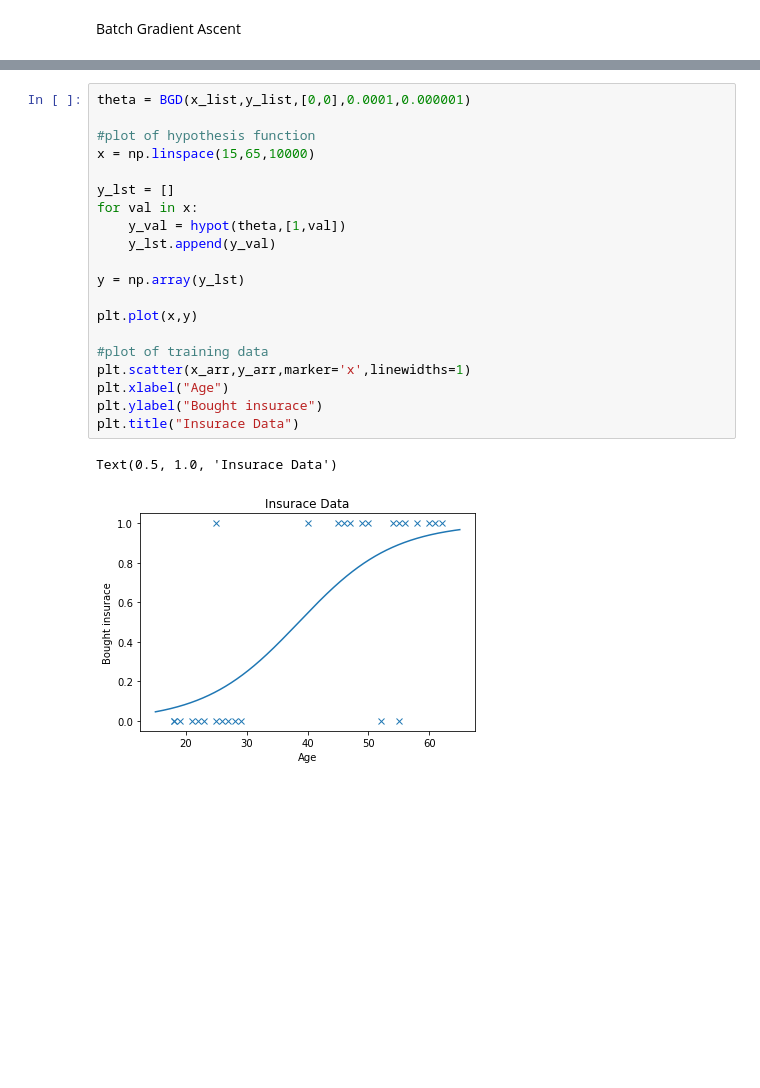
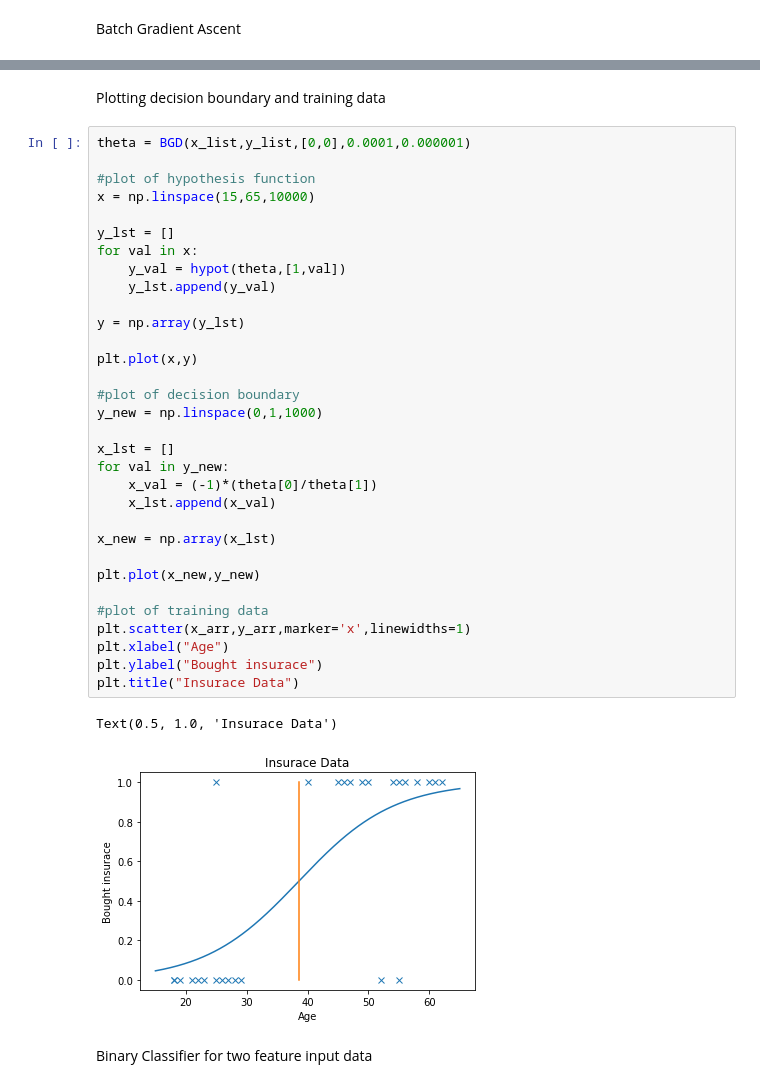
Before and after one commit to arvindf216/ML-Algorithms, a Jupyter notebook: Logistic Regression/logistic regression.ipynb, the cells around one changed output, grey strips where cells are left out. Cells and saved outputs as stored; diff of their text form; blank space fills up the shorter version.

```diff
--- a/Logistic Regression/logistic regression.ipynb
+++ b/Logistic Regression/logistic regression.ipynb
@@ -110,26 +120,42 @@ def BGD(x_data,y_data,theta,learning_rate,precision_value):
             break
 
     return theta
+# %% [markdown]
+Plotting decision boundary and training data
 # %%
 theta = BGD(x_list,y_list,[0,0],0.0001,0.000001)
 
 #plot of hypothesis function
 x = np.linspace(15,65,10000)
 
 y_lst = []
 for val in x:
     y_val = hypot(theta,[1,val])
     y_lst.append(y_val)
 
 y = np.array(y_lst)
 
 plt.plot(x,y)
 
+#plot of decision boundary
+y_new = np.linspace(0,1,1000)
+
+x_lst = []
+for val in y_new:
+    x_val = (-1)*(theta[0]/theta[1])
+    x_lst.append(x_val)
+
+x_new = np.array(x_lst)
+
+plt.plot(x_new,y_new)
+
 #plot of training data
 plt.scatter(x_arr,y_arr,marker='x',linewidths=1)
 plt.xlabel("Age")
 plt.ylabel("Bought insurace")
 plt.title("Insurace Data")
 # %% [output]
 Text(0.5, 1.0, 'Insurace Data')
-[figure, old version]
+[figure, new version]
+# %% [markdown]
+Binary Classifier for two feature input data
```
Also changed, not shown: parts of 16 cells of this notebook, 2 other files.
